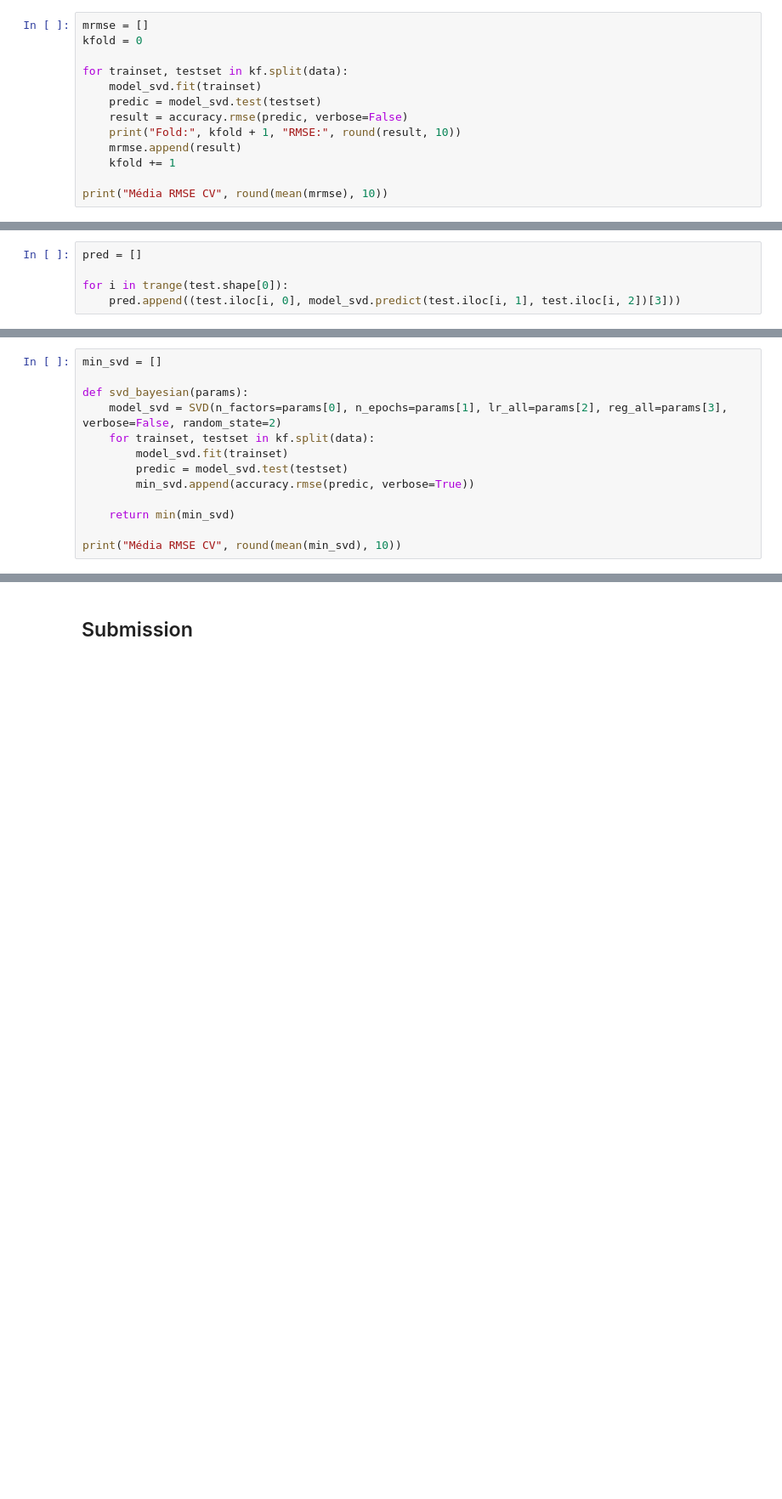
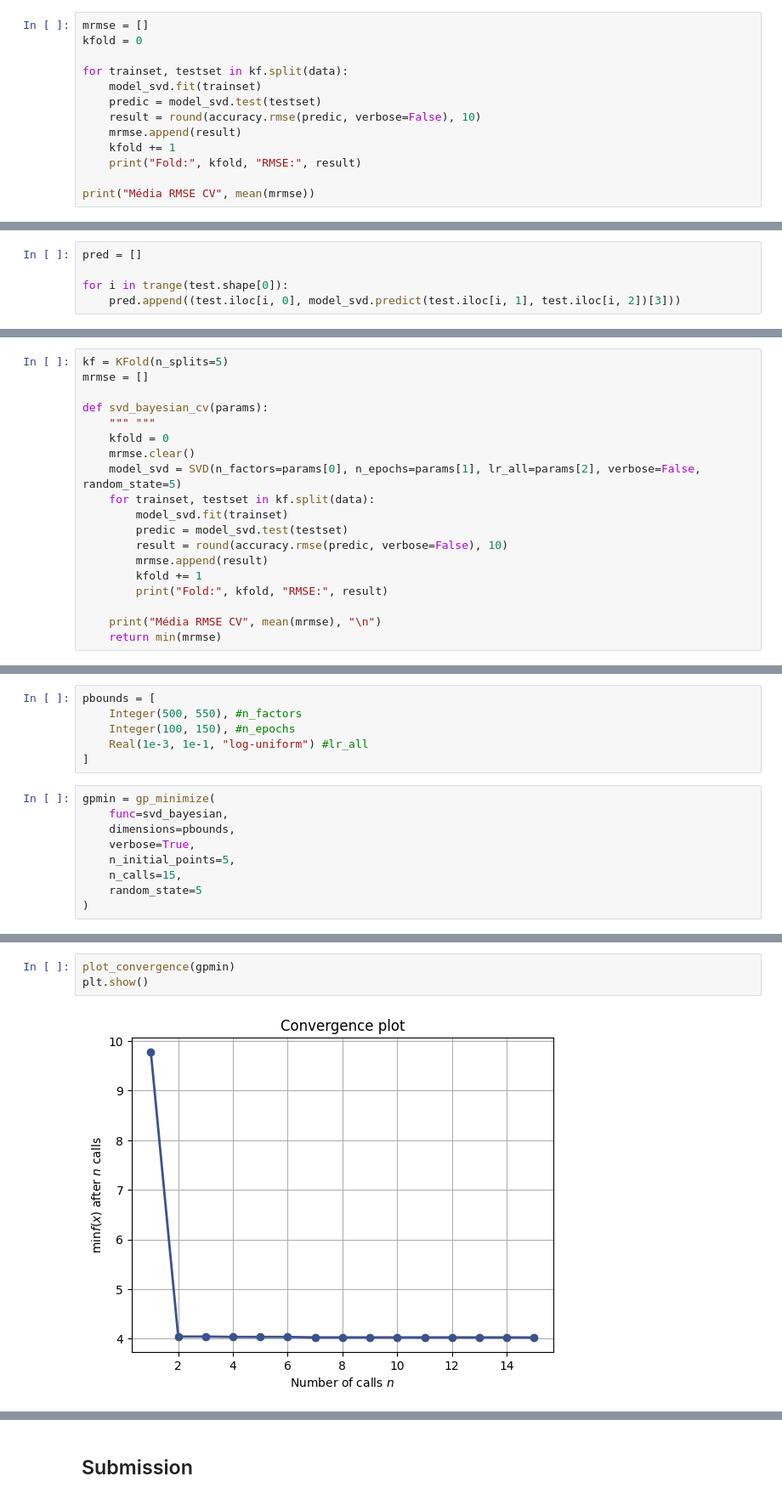
Before and after one commit to houstonsantos/joke_rating, a Jupyter notebook: joke_rating-v2.ipynb, the cells around one changed output, grey strips where cells are left out. Shown at 85% size. Saved outputs shown, nothing was run; the diff lists cells and outputs as text; blank space fills up the shorter version.

```diff
--- a/joke_rating-v2.ipynb
+++ b/joke_rating-v2.ipynb
@@ -207,10 +110,10 @@ kfold = 0
 for trainset, testset in kf.split(data):
     model_svd.fit(trainset)
     predic = model_svd.test(testset)
-    result = accuracy.rmse(predic, verbose=False)
-    print("Fold:", kfold + 1, "RMSE:", round(result, 10))
+    result = round(accuracy.rmse(predic, verbose=False), 10)
     mrmse.append(result)
     kfold += 1
+    print("Fold:", kfold, "RMSE:", result)
 
-print("Média RMSE CV", round(mean(mrmse), 10))
+print("Média RMSE CV", mean(mrmse))
 # %% [output]
@@ -239,13 +149,19 @@ for i in trange(test.shape[0]):
 # %%
-min_svd = []
+kf = KFold(n_splits=5)
+mrmse = []
 
-def svd_bayesian(params):
-    model_svd = SVD(n_factors=params[0], n_epochs=params[1], lr_all=params[2], reg_all=params[3], verbose=False, random_state=2)
+def svd_bayesian_cv(params):
+    """ """
+    kfold = 0
+    mrmse.clear()
+    model_svd = SVD(n_factors=params[0], n_epochs=params[1], lr_all=params[2], verbose=False, random_state=5)
     for trainset, testset in kf.split(data):
         model_svd.fit(trainset)
         predic = model_svd.test(testset)
-        min_svd.append(accuracy.rmse(predic, verbose=True))
+        result = round(accuracy.rmse(predic, verbose=False), 10)
+        mrmse.append(result)
+        kfold += 1
+        print("Fold:", kfold, "RMSE:", result)
 
-    return min(min_svd)
-
-print("Média RMSE CV", round(mean(min_svd), 10))
+    print("Média RMSE CV", mean(mrmse), "\n")
+    return min(mrmse)
@@ -260,0 +168,15 @@ res = gp_minimize(svd_bayesian, pbounds, verbose=1, n_calls=5, n_random_starts=2
+# %%
+pbounds = [
+    Integer(500, 550), #n_factors
+    Integer(100, 150), #n_epochs
+    Real(1e-3, 1e-1, "log-uniform") #lr_all
+]
+# %%
+gpmin = gp_minimize(
+    func=svd_bayesian,
+    dimensions=pbounds,
+    verbose=True,
+    n_initial_points=5,
+    n_calls=15,
+    random_state=5
+)
@@ -260,0 +201,5 @@ res = gp_minimize(svd_bayesian, pbounds, verbose=1, n_calls=5, n_random_starts=2
+# %%
+plot_convergence(gpmin)
+plt.show()
+# %% [output]
+[figure, added]
```
Also changed, not shown: parts of 28 cells of this notebook, 1 other file.
